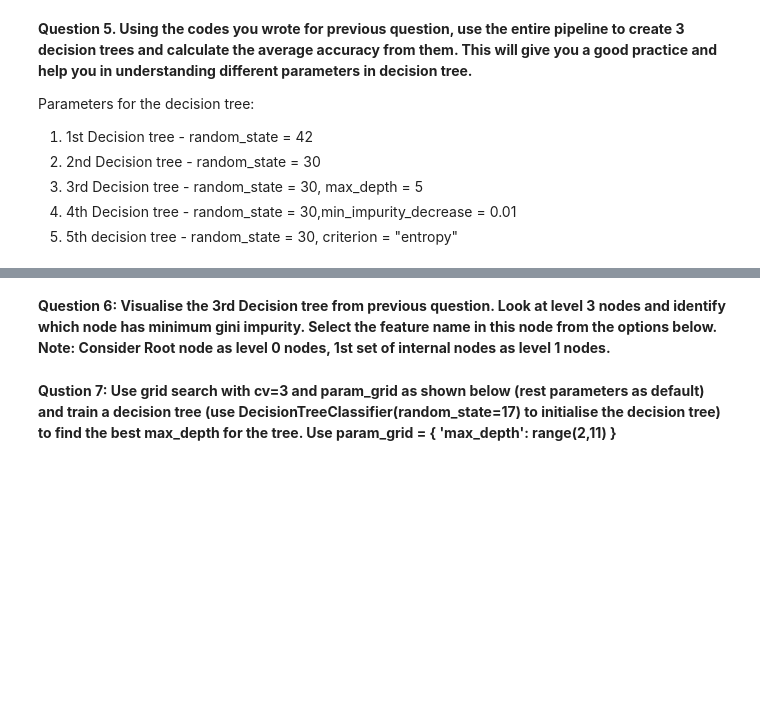
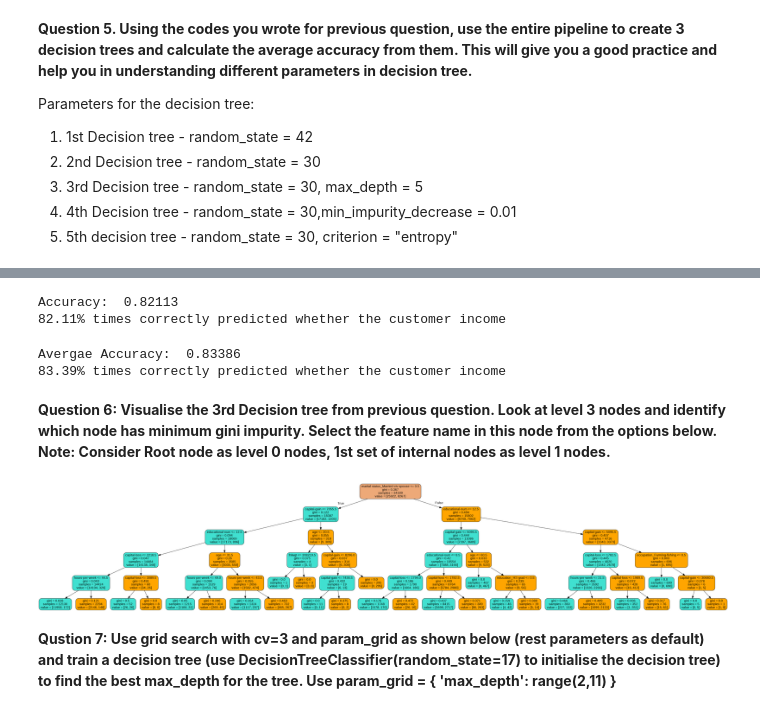
Before and after one commit to SherwinVarghese/Machine-Learning, a Jupyter notebook: Classification Assignment - 4.ipynb, the cells around one changed output, grey strips where cells are left out. Saved outputs shown, nothing was run; the diff lists cells and outputs as text; code cells hidden in the pictures; blank space fills up the shorter version.

```diff
--- a/Classification Assignment - 4.ipynb
+++ b/Classification Assignment - 4.ipynb
@@ -502,0 +502,14 @@ Parameters for the decision tree:
+# %%
+#-----------you can enter this code in the next cell----------
+
+# Initialise the 3rd Decision tree
+third_dt = DecisionTreeClassifier( random_state = 30, max_depth = 5)
+# Fit or train the decision tree for your training set
+third_dt.fit(df_train[features], df_train["income"])
+# Make predictions
+third_predictions = third_dt.predict(df_val[features])
+# calculate accuracy for 3rd decsion tree
+score3 = third_dt.score(df_val[features], df_val["income"])
+print("Accuracy: ", round(score3,5))
+print('{:.2%}'.format(score3),"times correctly predicted whether the customer income")
+# visualise decision tree (you can visualise for your understanding but not required for the question)
@@ -503,2 +536,27 @@ Parameters for the decision tree:
+# %%
+#-----------you can enter this code in the next cell----------
+
+# Initialise the 5th Decision tree
+fifth_dt = DecisionTreeClassifier(random_state = 30, criterion = "entropy") #Uses Information Gain - Accuracy reduces dur to overfitting
+# Fit or train the decision tree for your training set
+fifth_dt.fit(df_train[features], df_train["income"])
+# Make predictions
+fifth_predictions = fifth_dt.predict(df_val[features])
+# calculate accuracy for 3rd decsion tree
+score5 = fifth_dt.score(df_val[features], df_val["income"])
+print("Accuracy: ", round(score5,5))
+print('{:.2%}'.format(score5),"times correctly predicted whether the customer income")
+# visualise decision tree (you can visualise for your understanding but not required for the question)
+# %% [output]
+Accuracy:  0.82113
+82.11% times correctly predicted whether the customer income
+# %%
+# Now you can manually calculate the average of accuracies or write a code to do the same, its upto you
+average_score = (score1 + score2 + score3 + score4 + score5)/5
+print("Avergae Accuracy: ", round(average_score,5))
+print('{:.2%}'.format(average_score),"times correctly predicted whether the customer income")
+# %% [output]
+Avergae Accuracy:  0.83386
+83.39% times correctly predicted whether the customer income
 # %% [markdown]
 <b> Question 6: Visualise the 3rd Decision tree from previous question. Look at level 3 nodes and identify which node has minimum gini impurity. Select the feature name in this node from the options below. Note: Consider Root node as level 0 nodes, 1st set of internal nodes as level 1 nodes.
@@ -507,3 +563,30 @@ Parameters for the decision tree:
+# %%
+# code for visualisation
+# visualise the decision tree
+dot_data = tree.export_graphviz(third_dt,
+                                feature_names=features,
+                                out_file=None,
+                                filled=True,
+                                rounded=True)
+graph = pydotplus.graph_from_dot_data(dot_data)
+
+colors = ('turquoise', 'orange')
+edges = collections.defaultdict(list)
+
+for edge in graph.get_edge_list():
+    edges[edge.get_source()].append(int(edge.get_destination()))
+
+for edge in edges:
+    edges[edge].sort()
+    for i in range(2):
+        dest = graph.get_node(str(edges[edge][i]))[0]
+        dest.set_fillcolor(colors[i])
+
+graph.write_png('tree.png')
+
+Image(graph.create_png())
+# %% [output]
+[figure, added]
 # %% [markdown]
 <b>Qustion 7: Use grid search with cv=3 and param_grid as shown below (rest parameters as default) and train a decision tree (use DecisionTreeClassifier(random_state=17) to initialise the decision tree) to find the best max_depth for the tree. Use param_grid = {
     'max_depth': range(2,11)
```
Also changed, not shown: parts of 22 cells of this notebook.
